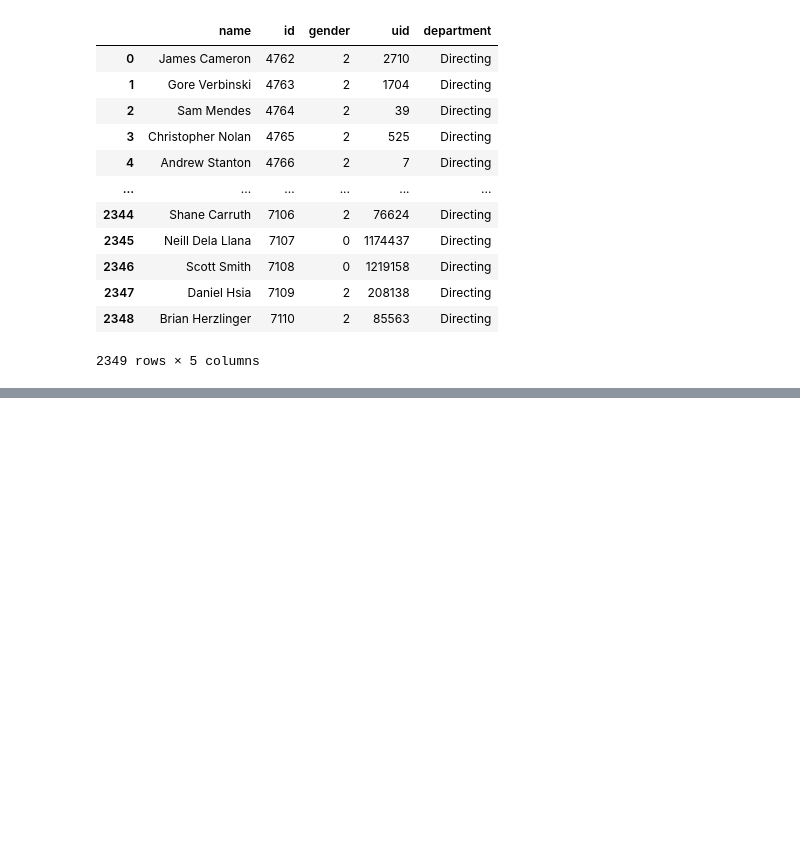
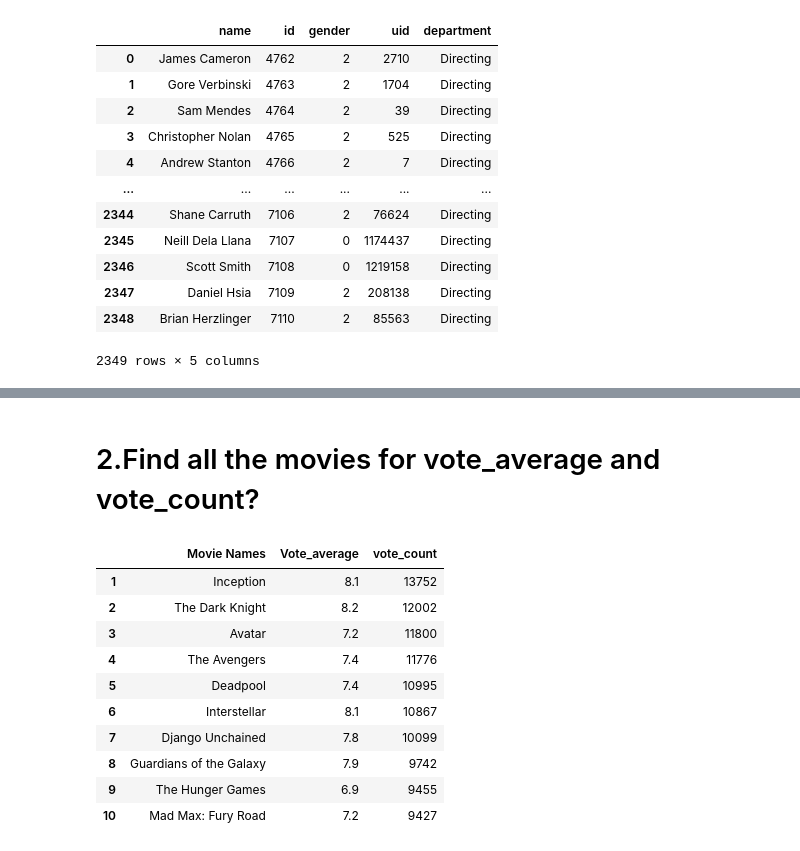
Before and after one commit to Skull-7/Pandas_and_sql_project, a Jupyter notebook: first_project_with_sql_and_Pandas.ipynb, the cells around one changed output, grey strips where cells are left out. Drawn from its saved outputs; the diff is of its cells as text; code cells hidden in the pictures; blank space fills up the shorter version.

```diff
--- a/first_project_with_sql_and_Pandas.ipynb
+++ b/first_project_with_sql_and_Pandas.ipynb
@@ -347,0 +502,19 @@ df[df['director_id']==4801]
+# %% [markdown]
+<h1>2.Find all the movies for vote_average and vote_count?</h1>
+# %%
+#Here we have taken vote_count for sorting
+cursor.execute("select original_title,vote_average,vote_count from movies order by vote_count desc limit 10")
+most_popular_vote_average_movie=cursor.fetchall()
+pd.DataFrame(most_popular_vote_average_movie,columns=["Movie Names","Vote_average","vote_count"],index=[i for i in range(1,11)])
+# %% [output]
+|  | Movie Names | Vote_average | vote_count |
+| 1 | Inception | 8.1 | 13752 |
+| 2 | The Dark Knight | 8.2 | 12002 |
+| 3 | Avatar | 7.2 | 11800 |
+| 4 | The Avengers | 7.4 | 11776 |
+| 5 | Deadpool | 7.4 | 10995 |
+| 6 | Interstellar | 8.1 | 10867 |
+| 7 | Django Unchained | 7.8 | 10099 |
+| 8 | Guardians of the Galaxy | 7.9 | 9742 |
+| 9 | The Hunger Games | 6.9 | 9455 |
+| 10 | Mad Max: Fury Road | 7.2 | 9427 |
```
Also changed, not shown: parts of 78 cells of this notebook.
